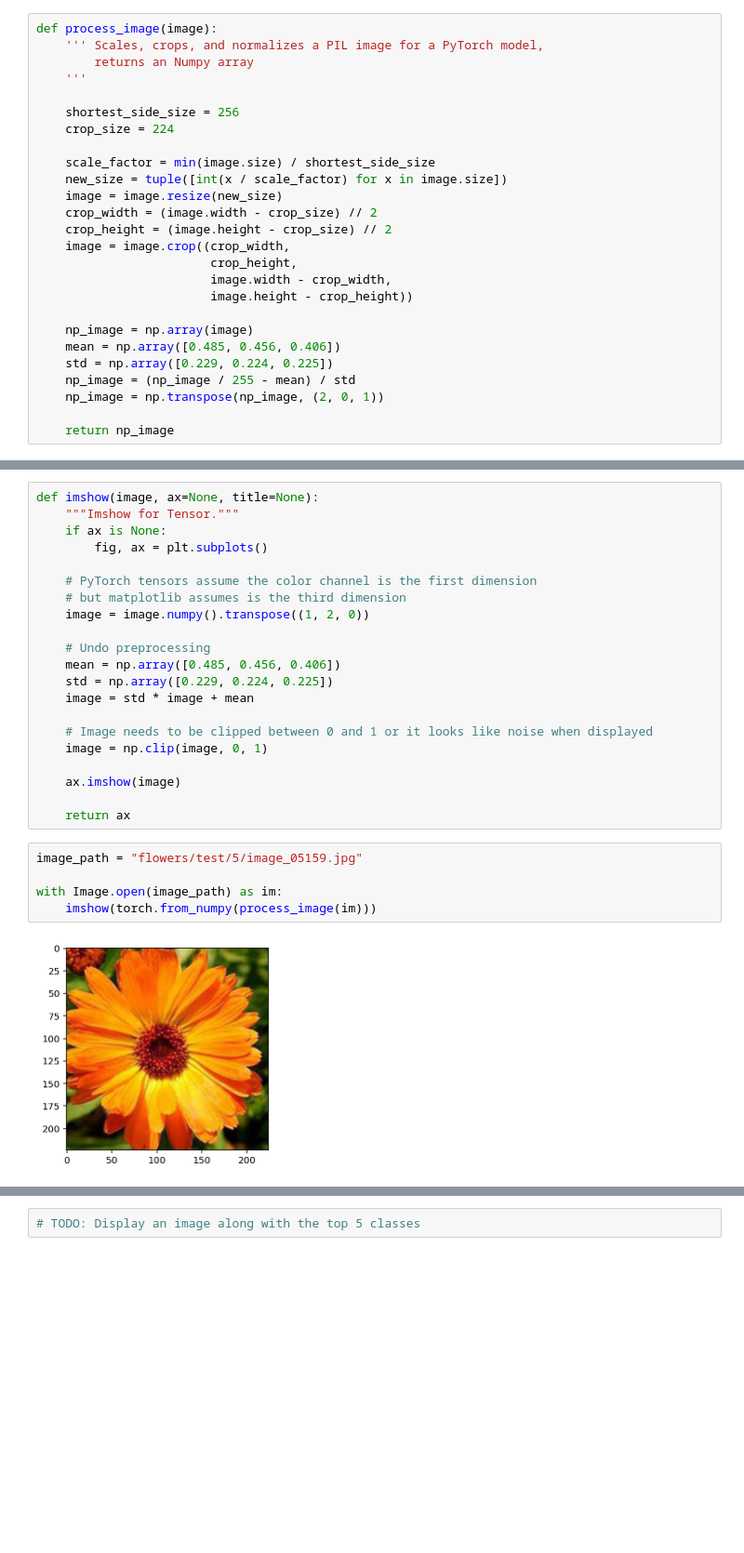
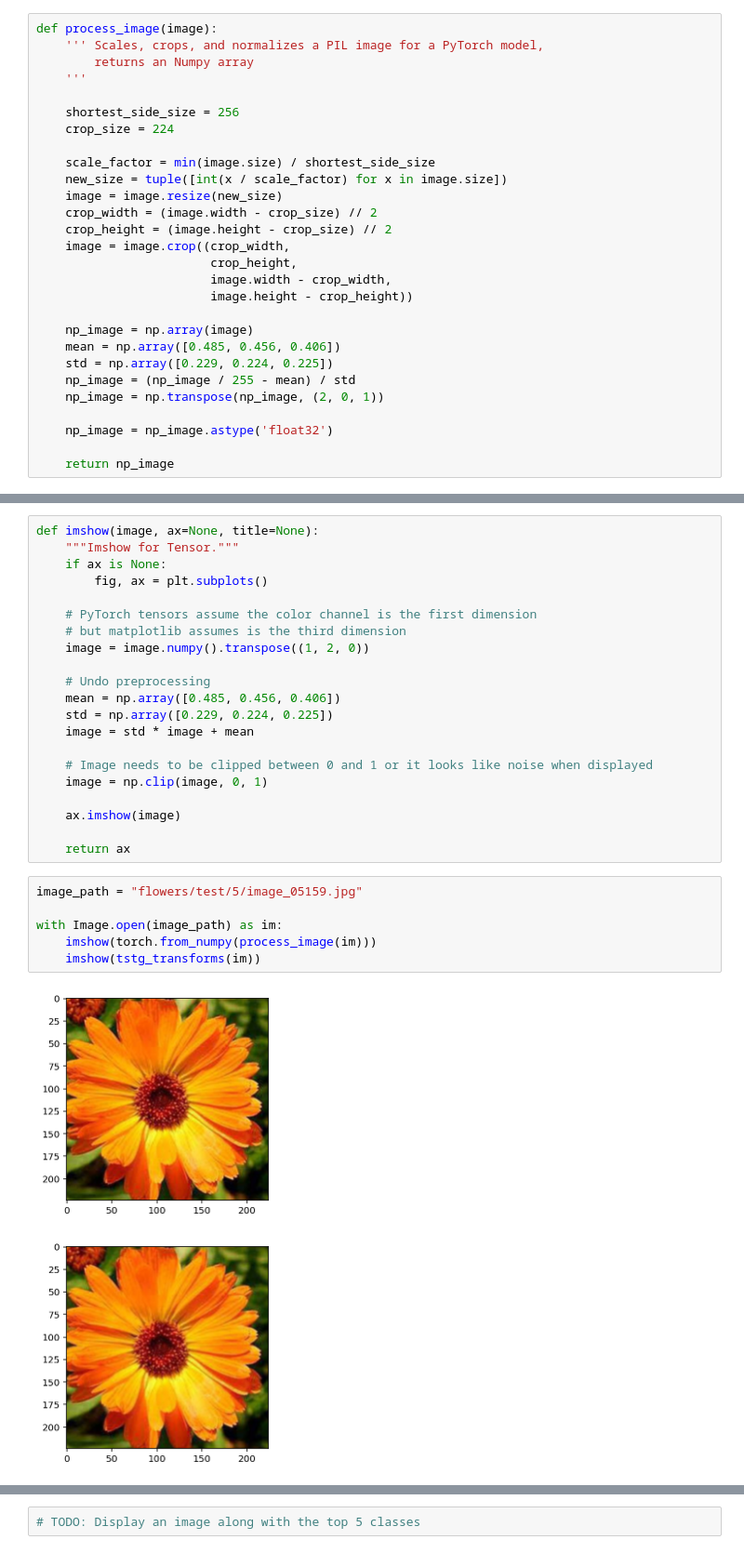
Before and after one commit to rpaech/aipnd-project, a Jupyter notebook: Image Classifier Project.ipynb, the cells around one changed output, grey strips where cells are left out. Shown at 93% size. Cells and saved outputs as stored; diff of their text form; blank space fills up the shorter version.

```diff
--- a/Image Classifier Project.ipynb
+++ b/Image Classifier Project.ipynb
@@ -376,6 +376,8 @@ def process_image(image):
     np_image = (np_image / 255 - mean) / std
     np_image = np.transpose(np_image, (2, 0, 1))
 
+    np_image = np_image.astype('float32')
+
     return np_image
 # %% [markdown]
 To check your work, the function below converts a PyTorch tensor and displays it in the notebook. If your `process_image` function works, running the output through this function should return the original image (except for the cropped out portions).
@@ -403,10 +405,12 @@ def imshow(image, ax=None, title=None):
 # %%
 image_path = "flowers/test/5/image_05159.jpg"
 
 with Image.open(image_path) as im:
     imshow(torch.from_numpy(process_image(im)))
+    imshow(tstg_transforms(im))
 # %% [output]
 [figure]
+[figure, added]
 # %% [markdown]
 ## Class Prediction
 
```
Also changed, not shown: parts of 9 cells of this notebook.
